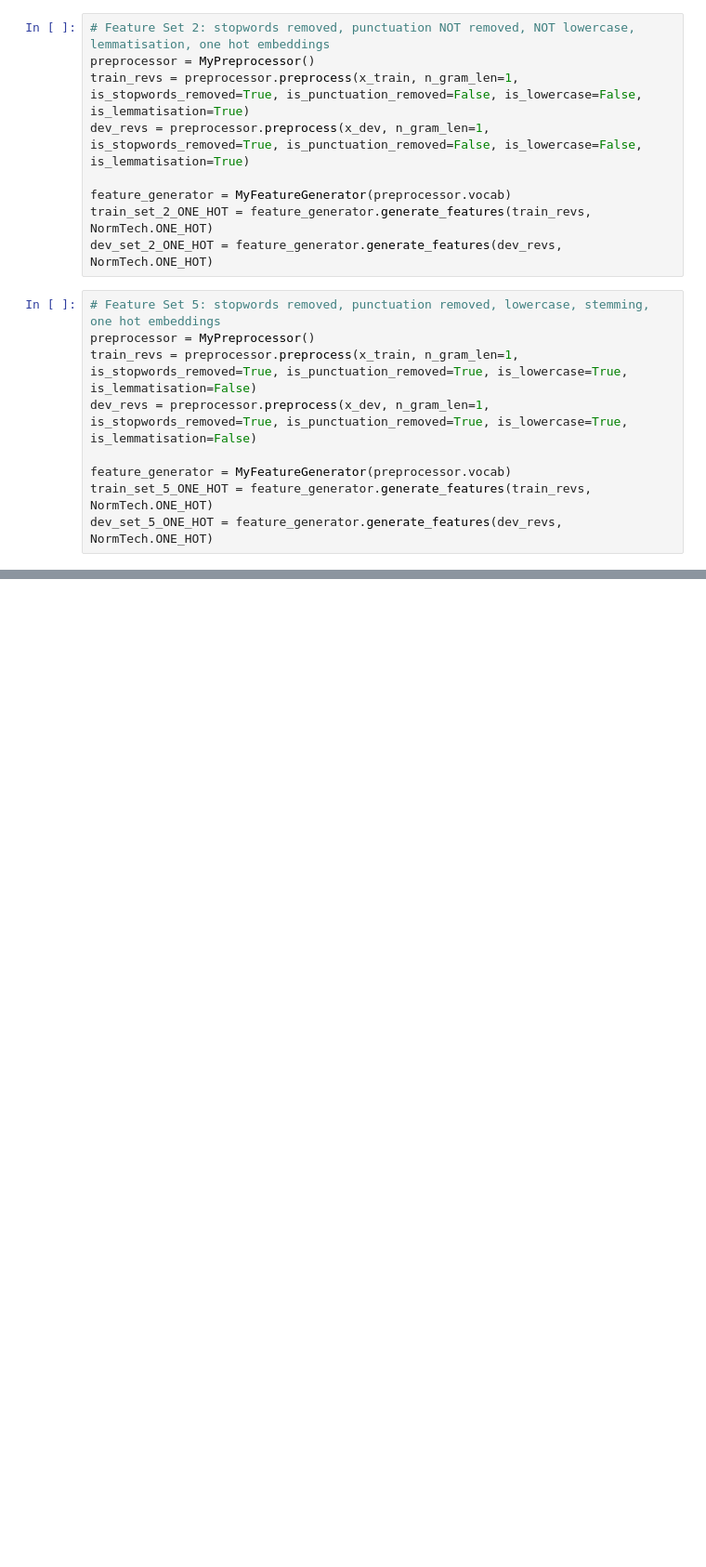
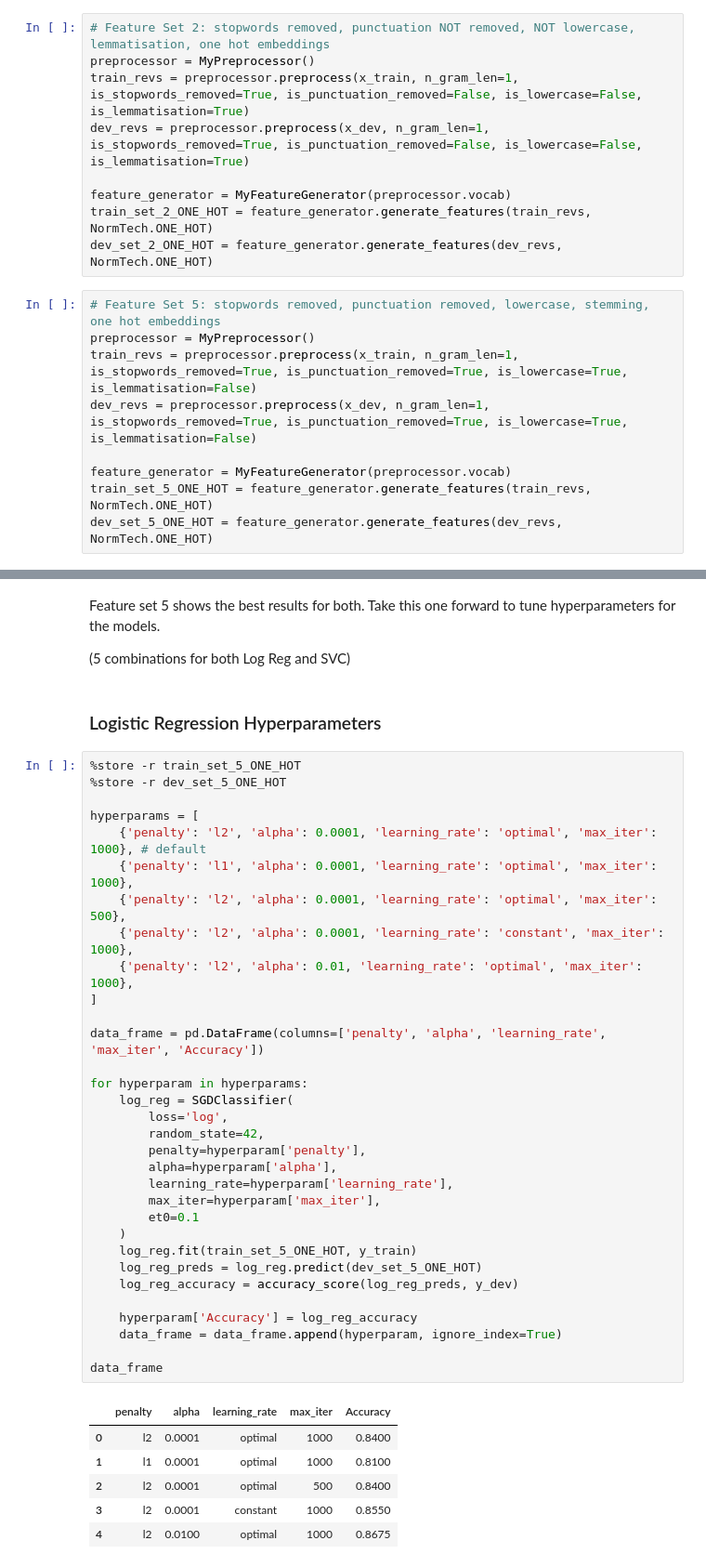
Before and after one commit to LChilvers05/NLP_Sentiment_Analysis, a Jupyter notebook: assignment.ipynb, the cells around one changed output, grey strips where cells are left out. Shown: that part at 93% size. Cells and saved outputs as stored; diff of their text form; blank space fills up the shorter version.

```diff
--- a/assignment.ipynb
+++ b/assignment.ipynb
@@ -409,0 +441,45 @@ accuracy_score(y_dev, predictions)
+# %% [markdown]
+Feature set 5 shows the best results for both. Take this one forward to tune hyperparameters for the models.
+
+(5 combinations for both Log Reg and SVC)
+# %% [markdown]
+<h3> Logistic Regression Hyperparameters</h3>
+# %%
+%store -r train_set_5_ONE_HOT
+%store -r dev_set_5_ONE_HOT
+
+hyperparams = [
+    {'penalty': 'l2', 'alpha': 0.0001, 'learning_rate': 'optimal', 'max_iter': 1000}, # default
+    {'penalty': 'l1', 'alpha': 0.0001, 'learning_rate': 'optimal', 'max_iter': 1000},
+    {'penalty': 'l2', 'alpha': 0.0001, 'learning_rate': 'optimal', 'max_iter': 500},
+    {'penalty': 'l2', 'alpha': 0.0001, 'learning_rate': 'constant', 'max_iter': 1000},
+    {'penalty': 'l2', 'alpha': 0.01, 'learning_rate': 'optimal', 'max_iter': 1000},
+]
+
+data_frame = pd.DataFrame(columns=['penalty', 'alpha', 'learning_rate', 'max_iter', 'Accuracy'])
+
+for hyperparam in hyperparams:
+    log_reg = SGDClassifier(
+        loss='log',
+        random_state=42,
+        penalty=hyperparam['penalty'],
+        alpha=hyperparam['alpha'],
+        learning_rate=hyperparam['learning_rate'],
+        max_iter=hyperparam['max_iter'],
+        et0=0.1
+    )
+    log_reg.fit(train_set_5_ONE_HOT, y_train)
+    log_reg_preds = log_reg.predict(dev_set_5_ONE_HOT)
+    log_reg_accuracy = accuracy_score(log_reg_preds, y_dev)
+
+    hyperparam['Accuracy'] = log_reg_accuracy
+    data_frame = data_frame.append(hyperparam, ignore_index=True)
+
+data_frame
+# %% [output]
+|  | penalty | alpha | learning_rate | max_iter | Accuracy |
+| 0 | l2 | 0.0001 | optimal | 1000 | 0.8400 |
+| 1 | l1 | 0.0001 | optimal | 1000 | 0.8100 |
+| 2 | l2 | 0.0001 | optimal | 500 | 0.8400 |
+| 3 | l2 | 0.0001 | constant | 1000 | 0.8550 |
+| 4 | l2 | 0.0100 | optimal | 1000 | 0.8675 |
```
Also changed, not shown: parts of 26 cells of this notebook, 3 other files.
